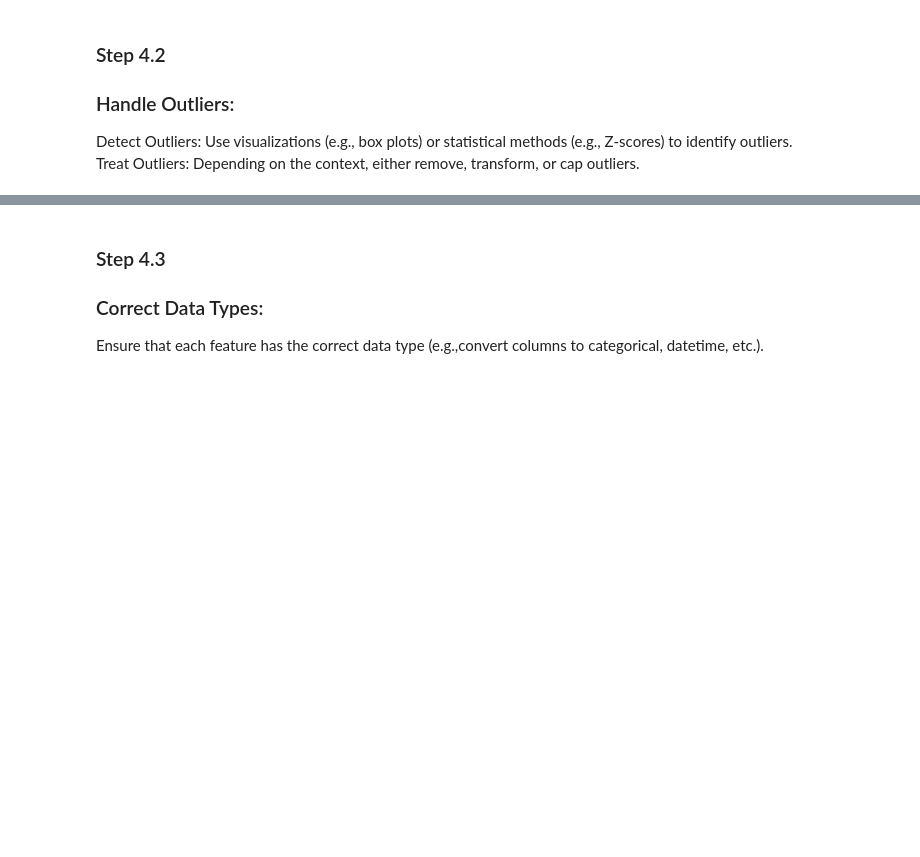
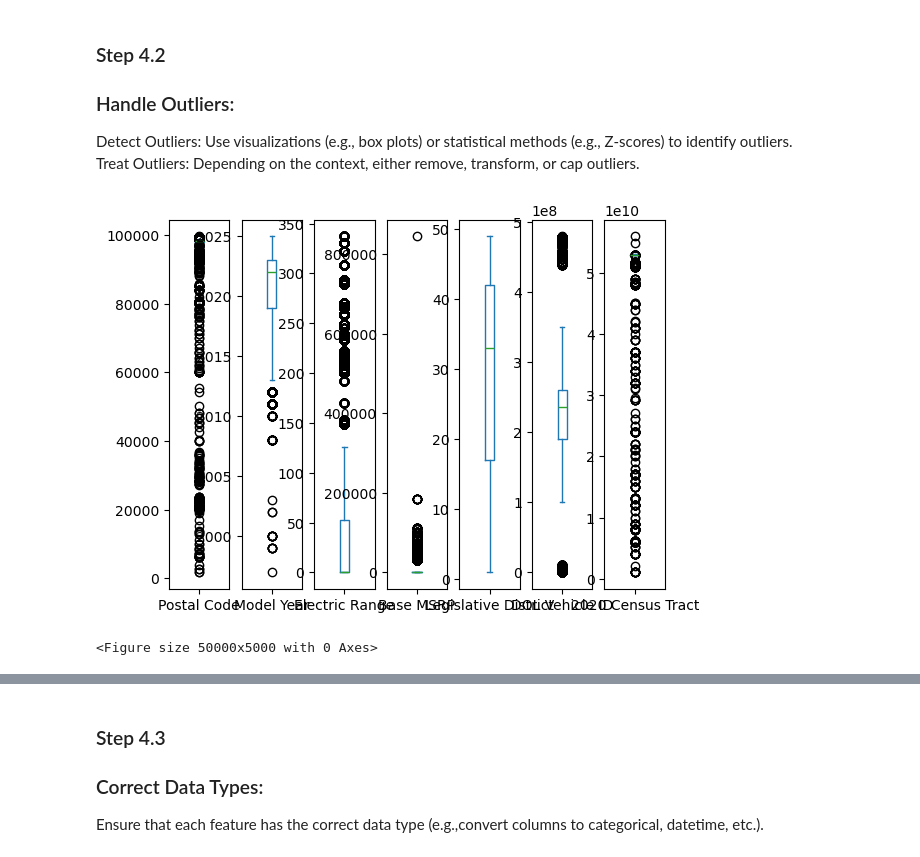
Before and after one commit to nipunnavadia/Fundamental-Mathematics-for-Data-Science-EDA-Project, a Jupyter notebook: Project1/Test.ipynb, the cells around one changed output, grey strips where cells are left out. Drawn from its saved outputs; the diff is of its cells as text; code cells hidden in the pictures; blank space fills up the shorter version.

```diff
--- a/Project1/Test.ipynb
+++ b/Project1/Test.ipynb
@@ -229,3 +232,10 @@ for i, value in enumerate(missing_vals):
 plt.show()
 # %% [output]
 [figure]
+# %%
+for col in df.columns:
+    plt.figure(figsize=(10,6))
+    sns.histplot(df[col], kde=True)
+    plt.title(f'Distribution of {col}')
+    plt.xticks
+    plt.show()
@@ -447,4 +443,24 @@ df.head()
+# %%
+knn_features = ["County", "City", "Postal Code"]
+df_knn = df.copy()
+
+# Encoding categorical variables as numbers
+label_encoders = {}
+for col in ["County", "City"]:
+    le = LabelEncoder()
+    df_knn[col] = le.fit_transform(df_knn[col].astype(str))
+    label_encoders[col] = le
+
+# Converting Legislative District to numeric (for imputation)
+df_knn["Legislative District"] = pd.to_numeric(df_knn["Legislative District"], errors='coerce')
+
+# Applying KNN Imputer
+knn_imputer = KNNImputer(n_neighbors=5, weights="uniform")
+df_knn[["Legislative District"]] = knn_imputer.fit_transform(df_knn[["Legislative District"]])
+
+# Converting back to integer
+df_knn["Legislative District"] = df_knn["Legislative District"].round().astype(int)
 # %%
-df['Legislative District'].nunique()
-df['Legislative District'].value_counts()
+df['Legislative District']=df_knn["Legislative District"]
+display(df["Legislative District"].isnull())
 # %% [output]
@@ -542,3 +510,12 @@ df.duplicated().count_value()
 ### Handle Outliers:
 Detect Outliers: Use visualizations (e.g., box plots) or statistical methods (e.g., Z-scores) to identify outliers.
 <br>Treat Outliers: Depending on the context, either remove, transform, or cap outliers.
+# %%
+df.plot(kind='box', subplots=True)
+plt.figure(figsize=(500,50))
+plt.suptitle('Boxplot of numerical columns', x=1, y=1, ha='center', fontsize='large')
+plt.tight_layout()
+plt.show()
+# %% [output]
+[figure, added]
+<Figure size 50000x5000 with 0 Axes>
```
Also changed, not shown: parts of 11 cells of this notebook.
